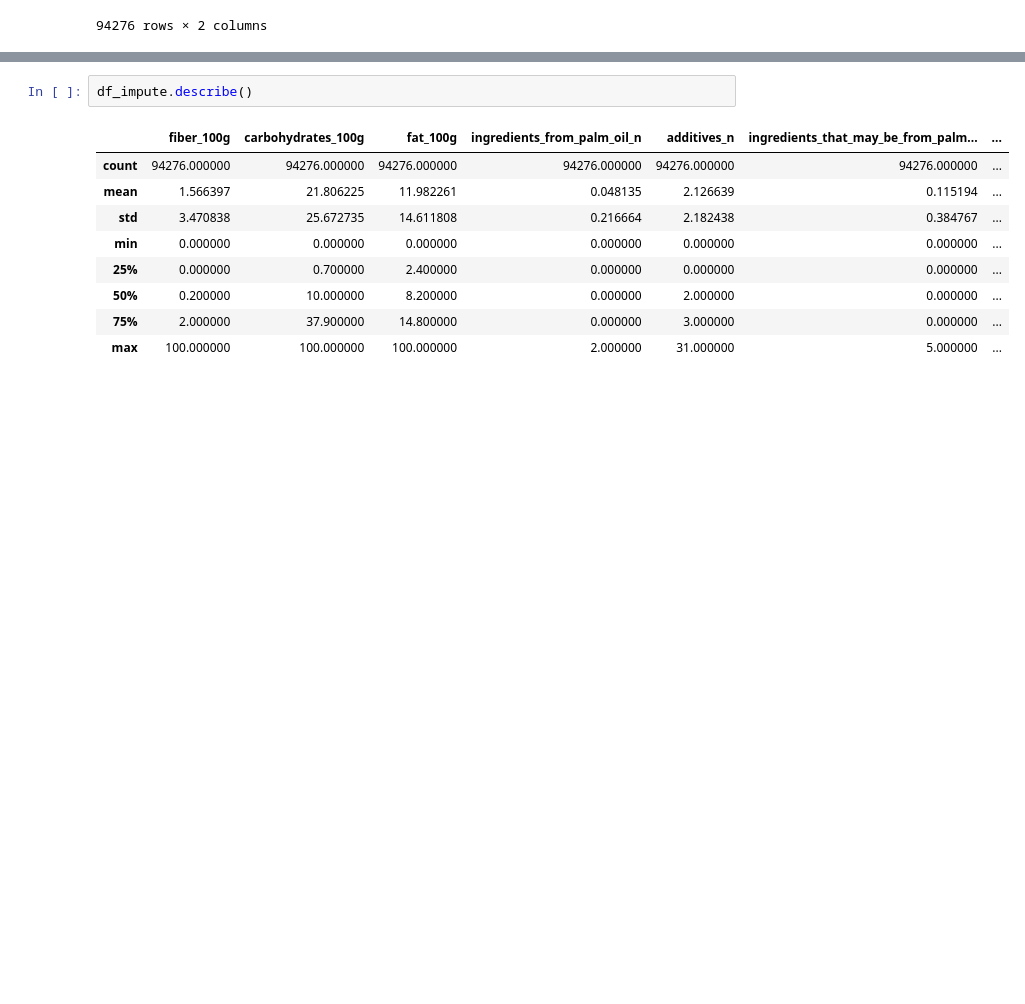
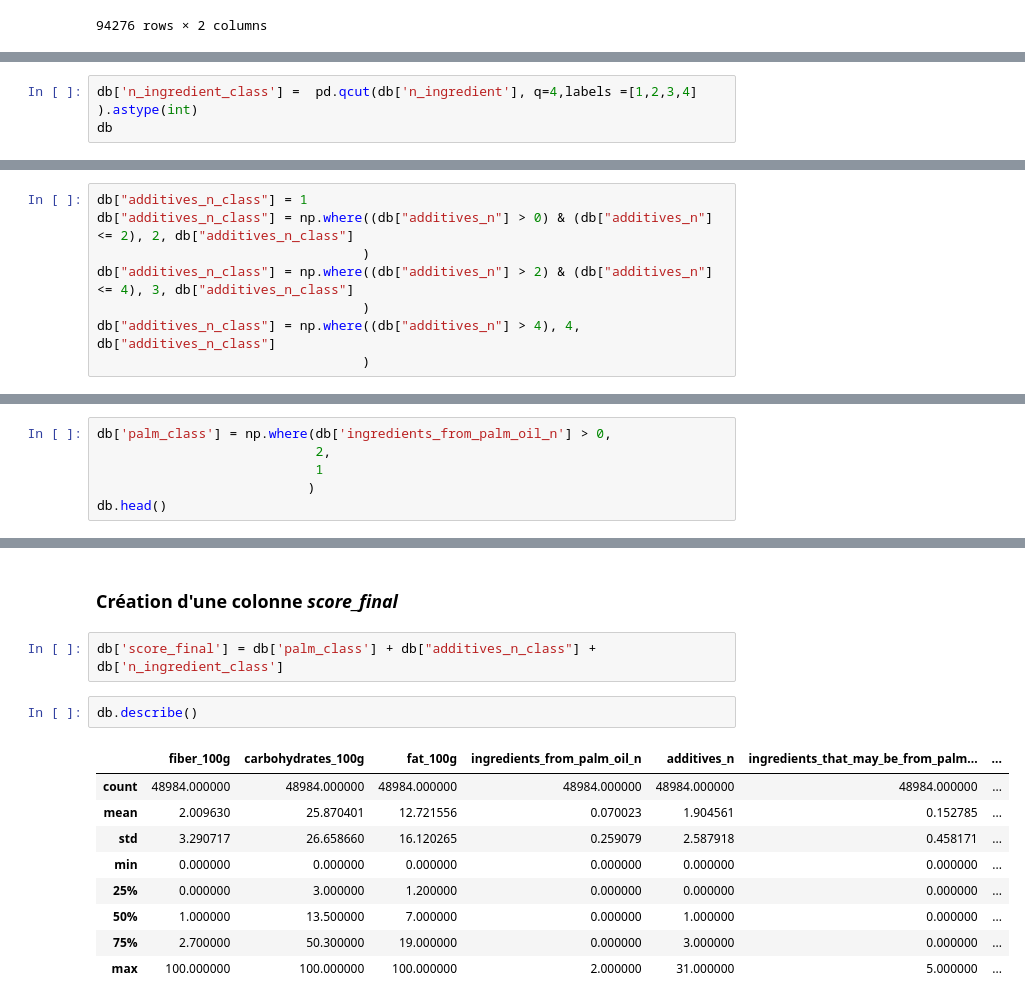
Before and after one commit to ArhurK/P3-Concevez-une-application-au-service-de-la-sante-publique, a Jupyter notebook: P3.ipynb, the cells around one changed output, grey strips where cells are left out. Cells and saved outputs as stored; diff of their text form; blank space fills up the shorter version.

Commit message:
Score_final

```diff
--- a/P3.ipynb
+++ b/P3.ipynb
@@ -1063,0 +1062,3 @@ df_impute
+# %%
+db['n_ingredient_class'] =  pd.qcut(db['n_ingredient'], q=4,labels =[1,2,3,4] ).astype(int)
+db
@@ -1063,0 +1088,8 @@ df_impute
+# %%
+db["additives_n_class"] = 1
+db["additives_n_class"] = np.where((db["additives_n"] > 0) & (db["additives_n"] <= 2), 2, db["additives_n_class"]
+                                  )
+db["additives_n_class"] = np.where((db["additives_n"] > 2) & (db["additives_n"] <= 4), 3, db["additives_n_class"]
+                                  )
+db["additives_n_class"] = np.where((db["additives_n"] > 4), 4, db["additives_n_class"]
+                                  )
@@ -1063,0 +1112,6 @@ df_impute
+# %%
+db['palm_class'] = np.where(db['ingredients_from_palm_oil_n'] > 0,
+                            2,
+                            1
+                           )
+db.head()
@@ -1064,12 +1125,16 @@ df_impute
+# %% [markdown]
+### Création d'une colonne *score_final*
+# %%
+db['score_final'] = db['palm_class'] + db["additives_n_class"] + db['n_ingredient_class']
 # %%
-df_impute.describe()
+db.describe()
 # %% [output]
 |  | fiber_100g | carbohydrates_100g | fat_100g | ingredients_from_palm_oil_n | additives_n | ingredients_that_may_be_from_palm... | ... |
-| count | 94276.000000 | 94276.000000 | 94276.000000 | 94276.000000 | 94276.000000 | 94276.000000 | ... |
-| mean | 1.566397 | 21.806225 | 11.982261 | 0.048135 | 2.126639 | 0.115194 | ... |
-| std | 3.470838 | 25.672735 | 14.611808 | 0.216664 | 2.182438 | 0.384767 | ... |
+| count | 48984.000000 | 48984.000000 | 48984.000000 | 48984.000000 | 48984.000000 | 48984.000000 | ... |
+| mean | 2.009630 | 25.870401 | 12.721556 | 0.070023 | 1.904561 | 0.152785 | ... |
+| std | 3.290717 | 26.658660 | 16.120265 | 0.259079 | 2.587918 | 0.458171 | ... |
 | min | 0.000000 | 0.000000 | 0.000000 | 0.000000 | 0.000000 | 0.000000 | ... |
-| 25% | 0.000000 | 0.700000 | 2.400000 | 0.000000 | 0.000000 | 0.000000 | ... |
-| 50% | 0.200000 | 10.000000 | 8.200000 | 0.000000 | 2.000000 | 0.000000 | ... |
-| 75% | 2.000000 | 37.900000 | 14.800000 | 0.000000 | 3.000000 | 0.000000 | ... |
+| 25% | 0.000000 | 3.000000 | 1.200000 | 0.000000 | 0.000000 | 0.000000 | ... |
+| 50% | 1.000000 | 13.500000 | 7.000000 | 0.000000 | 1.000000 | 0.000000 | ... |
+| 75% | 2.700000 | 50.300000 | 19.000000 | 0.000000 | 3.000000 | 0.000000 | ... |
 | max | 100.000000 | 100.000000 | 100.000000 | 2.000000 | 31.000000 | 5.000000 | ... |
```
Also changed, not shown: parts of 53 cells of this notebook.
